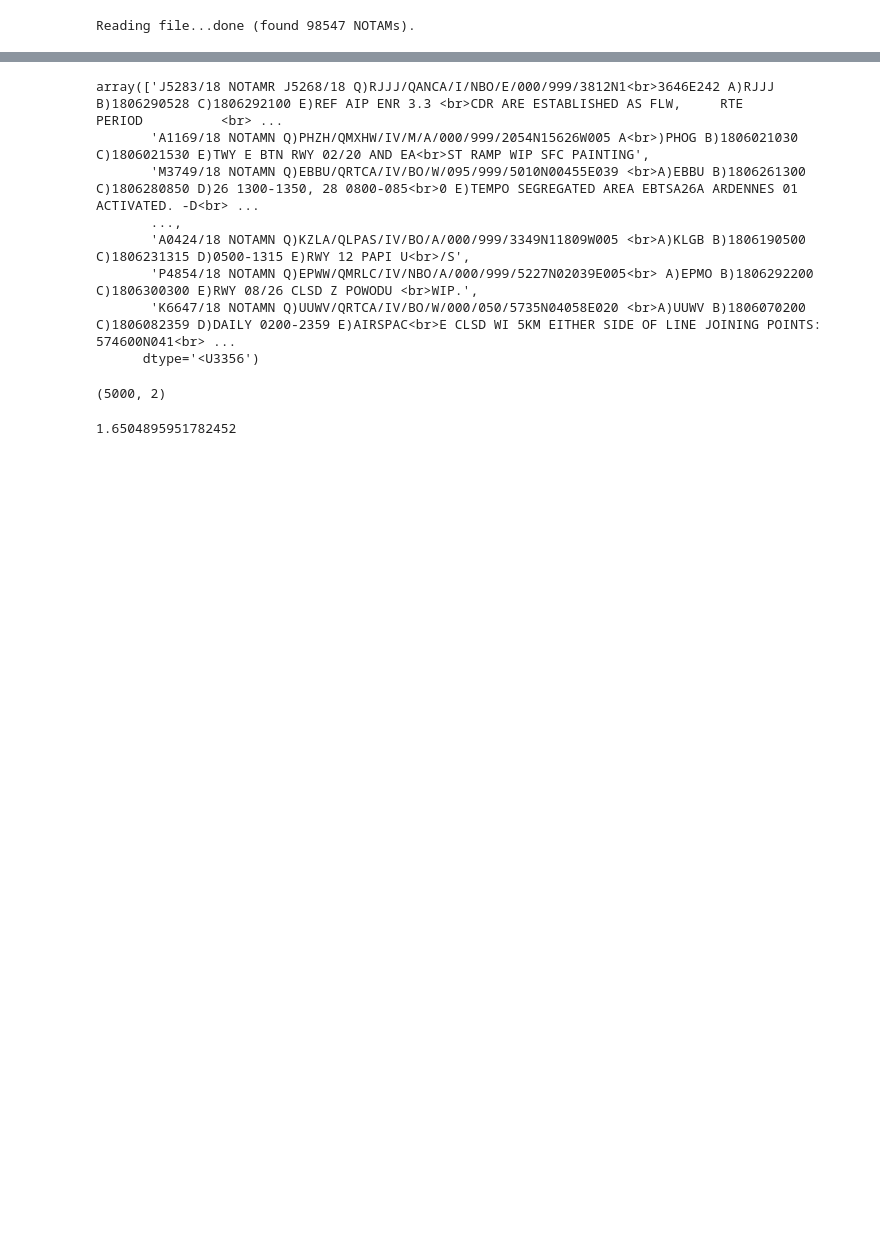
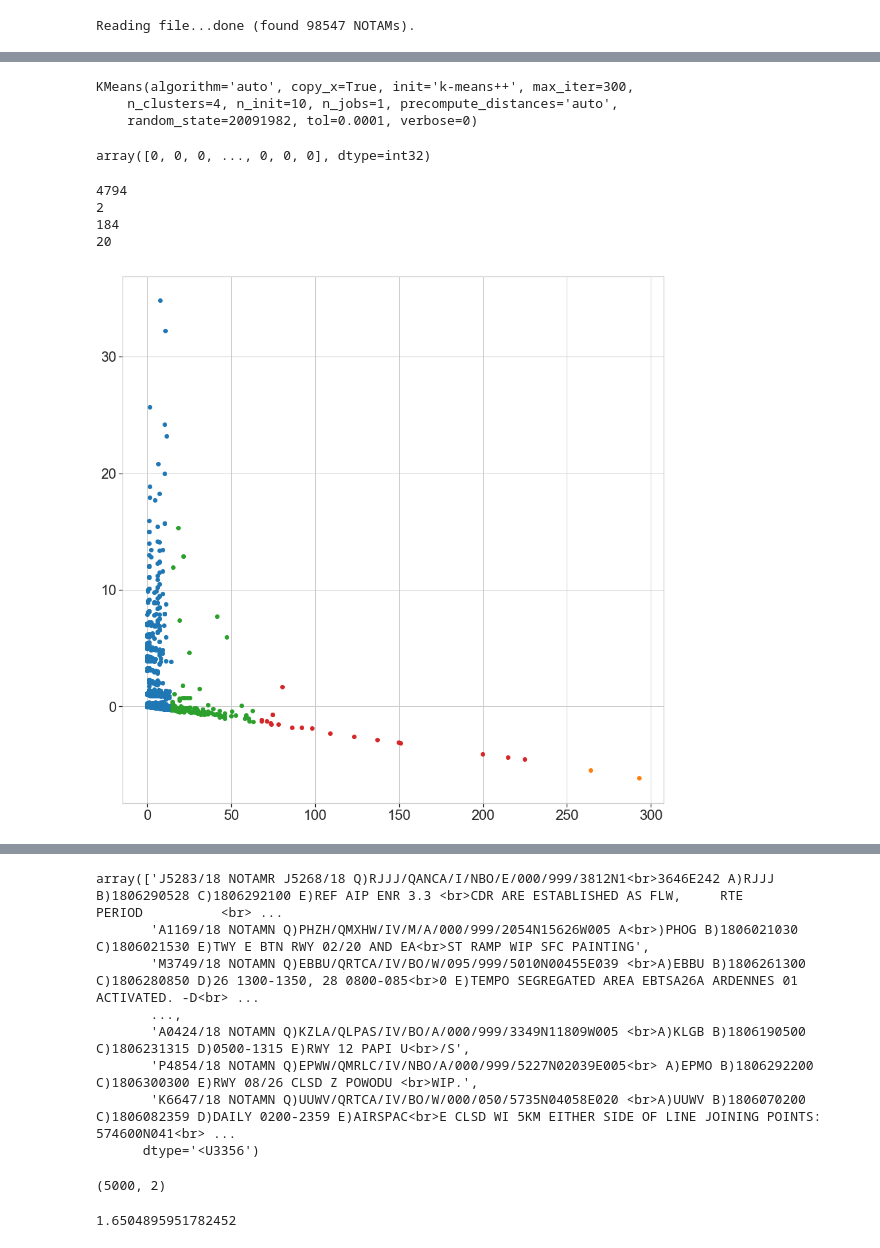
Before and after one commit to jcoupon/NOTAM-classifier, a Jupyter notebook: 3_Modelling/Modelling.ipynb, the cells around one changed output, grey strips where cells are left out. Saved outputs shown, nothing was run; the diff lists cells and outputs as text; code cells hidden in the pictures; blank space fills up the shorter version.

```diff
--- a/3_Modelling/Modelling.ipynb
+++ b/3_Modelling/Modelling.ipynb
@@ -72,0 +273,3 @@ corpus = df['text_clean'].fillna('').values
+# %%
+text = df['fulltext'].iloc[ids_test]
+text = break_lines(text)
@@ -72,0 +355,39 @@ corpus = df['text_clean'].fillna('').values
+# %%
+kmeans = KMeans(n_clusters=4, random_state=20091982)
+kmeans.fit(X)
+# %% [output]
+KMeans(algorithm='auto', copy_x=True, init='k-means++', max_iter=300,
+    n_clusters=4, n_init=10, n_jobs=1, precompute_distances='auto',
+    random_state=20091982, tol=0.0001, verbose=0)
+# %%
+choice = np.random.randint(word_counts.shape[0], size=5000)
+X_test = word_counts.toarray()[choice, :]
+supress = df['supress'].values[choice]
+
+X_test_clusters = kmeans.predict(X_test)
+# %%
+X_test_clusters
+# %% [output]
+array([0, 0, 0, ..., 0, 0, 0], dtype=int32)
+# %%
+from sklearn.decomposition import TruncatedSVD, PCA
+from sklearn.manifold import TSNE
+
+dim_reducer = TruncatedSVD(n_components=2, n_iter=7, random_state=20091982)
+# dim_reducer = PCA(n_components=2, random_state=20091982)
+# dim_reducer = TSNE(n_components=2)
+
+X_reduced = dim_reducer.fit_transform(X_test)
+# %%
+fig, ax = plt.subplots(figsize=(15, 15))
+
+for n in range(kmeans.n_clusters):
+    select = X_test_clusters == n
+    print(sum(select))
+    ax.scatter(X_reduced[:, 0][select], X_reduced[:,1][select], alpha=1.0)
+# %% [output]
+4794
+2
+184
+20
+[figure, added]
```
Also changed, not shown: parts of 57 cells of this notebook, 9 other files.
